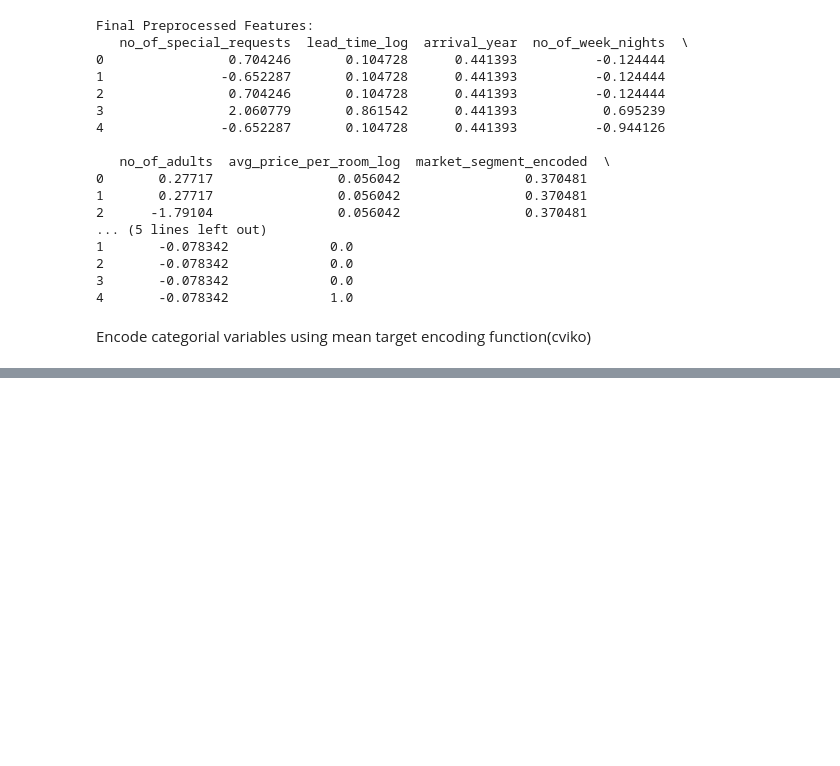
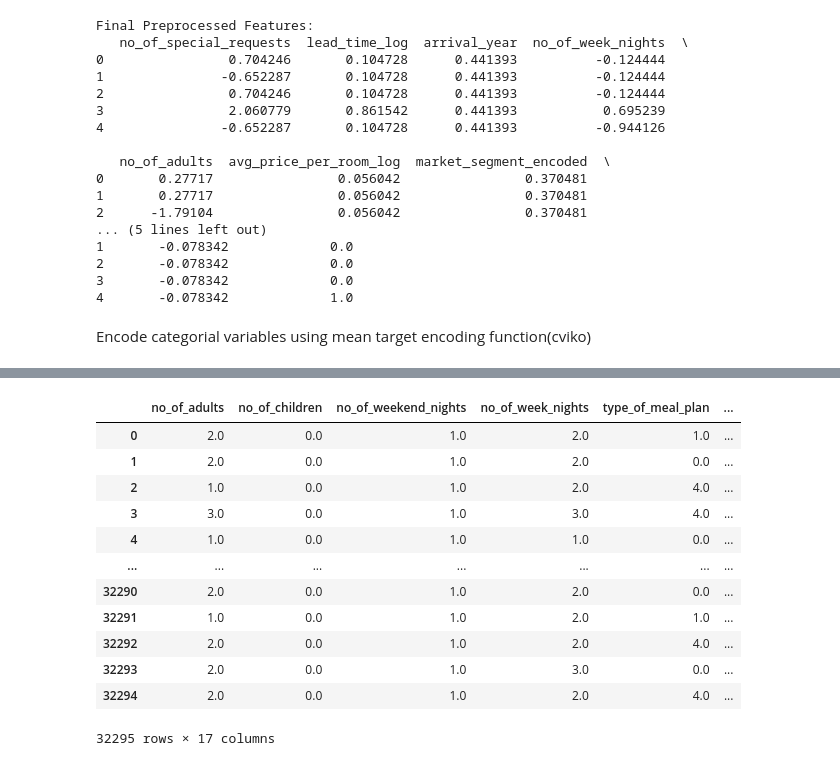
Before and after one commit to dajja-blip/data_science2_task2, a Jupyter notebook: Task1.ipynb, the cells around one changed output, grey strips where cells are left out. Drawn from its saved outputs; the diff is of its cells as text; code cells hidden in the pictures; blank space fills up the shorter version.

```diff
--- a/Task1.ipynb
+++ b/Task1.ipynb
@@ -410,0 +758,19 @@ print(halving_search.best_params_)
+# %%
+## we will be working with df_imputed (clean, nan values replaced with median)
+df_imputed.head()
+X = df_imputed.drop(columns=['booking_status'])
+X
+# %% [output]
+|  | no_of_adults | no_of_children | no_of_weekend_nights | no_of_week_nights | type_of_meal_plan | ... |
+| 0 | 2.0 | 0.0 | 1.0 | 2.0 | 1.0 | ... |
+| 1 | 2.0 | 0.0 | 1.0 | 2.0 | 0.0 | ... |
+| 2 | 1.0 | 0.0 | 1.0 | 2.0 | 4.0 | ... |
+| 3 | 3.0 | 0.0 | 1.0 | 3.0 | 4.0 | ... |
+| 4 | 1.0 | 0.0 | 1.0 | 1.0 | 0.0 | ... |
+| ... | ... | ... | ... | ... | ... | ... |
+| 32290 | 2.0 | 0.0 | 1.0 | 2.0 | 0.0 | ... |
+| 32291 | 1.0 | 0.0 | 1.0 | 2.0 | 1.0 | ... |
+| 32292 | 2.0 | 0.0 | 1.0 | 2.0 | 4.0 | ... |
+| 32293 | 2.0 | 0.0 | 1.0 | 3.0 | 0.0 | ... |
+| 32294 | 2.0 | 0.0 | 1.0 | 2.0 | 4.0 | ... |
+32295 rows × 17 columns
```
Also changed, not shown: parts of 54 cells of this notebook.
